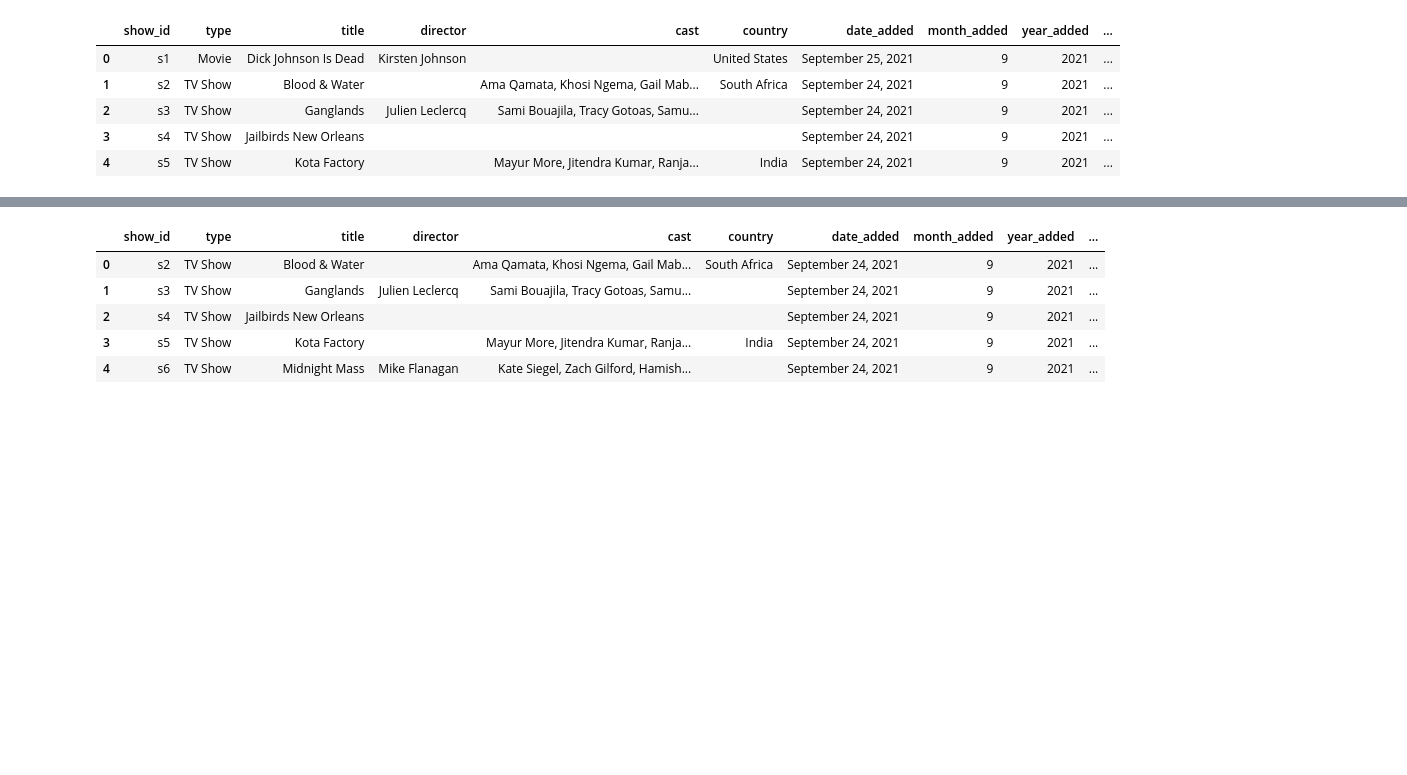
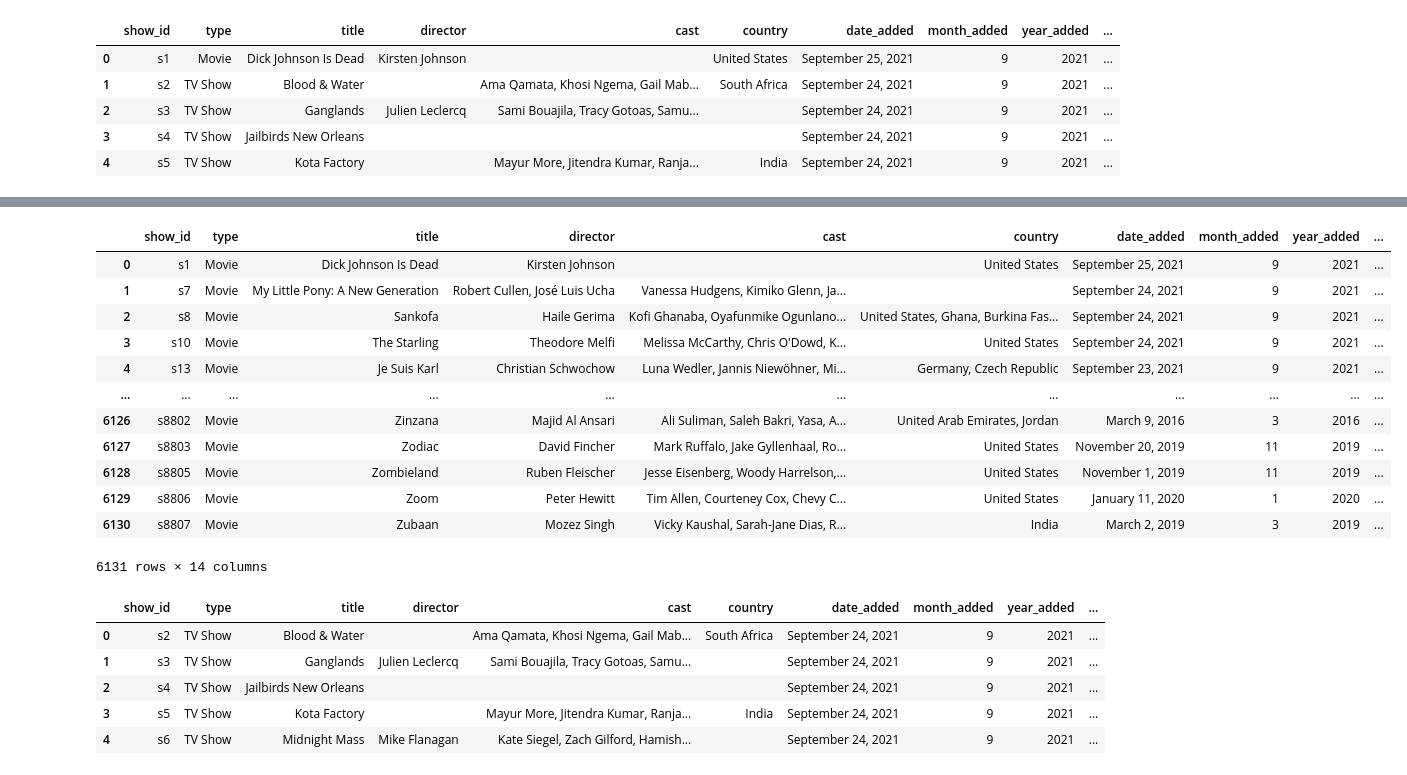
Before and after one commit to robitussin/CCDATS1L, a Jupyter notebook: week_4-5/cleaning_data/netflix_example/netflix.ipynb, the cells around one changed output, grey strips where cells are left out. Drawn from its saved outputs; the diff is of its cells as text; code cells hidden in the pictures; blank space fills up the shorter version.

```diff
--- a/week_4-5/cleaning_data/netflix_example/netflix.ipynb
+++ b/week_4-5/cleaning_data/netflix_example/netflix.ipynb
@@ -192,3 +230,19 @@ netflix_films = netflix_films.set_index([pd.Index(range(0, len(netflix_films)))]
+# %%
+netflix_films
+# %% [output]
+|  | show_id | type | title | director | cast | country | date_added | month_added | year_added | ... |
+| 0 | s1 | Movie | Dick Johnson Is Dead | Kirsten Johnson |  | United States | September 25, 2021 | 9 | 2021 | ... |
+| 1 | s7 | Movie | My Little Pony: A New Generation | Robert Cullen, José Luis Ucha | Vanessa Hudgens, Kimiko Glenn, Ja... |  | September 24, 2021 | 9 | 2021 | ... |
+| 2 | s8 | Movie | Sankofa | Haile Gerima | Kofi Ghanaba, Oyafunmike Ogunlano... | United States, Ghana, Burkina Fas... | September 24, 2021 | 9 | 2021 | ... |
+| 3 | s10 | Movie | The Starling | Theodore Melfi | Melissa McCarthy, Chris O'Dowd, K... | United States | September 24, 2021 | 9 | 2021 | ... |
+| 4 | s13 | Movie | Je Suis Karl | Christian Schwochow | Luna Wedler, Jannis Niewöhner, Mi... | Germany, Czech Republic | September 23, 2021 | 9 | 2021 | ... |
+| ... | ... | ... | ... | ... | ... | ... | ... | ... | ... | ... |
+| 6126 | s8802 | Movie | Zinzana | Majid Al Ansari | Ali Suliman, Saleh Bakri, Yasa, A... | United Arab Emirates, Jordan | March 9, 2016 | 3 | 2016 | ... |
+| 6127 | s8803 | Movie | Zodiac | David Fincher | Mark Ruffalo, Jake Gyllenhaal, Ro... | United States | November 20, 2019 | 11 | 2019 | ... |
+| 6128 | s8805 | Movie | Zombieland | Ruben Fleischer | Jesse Eisenberg, Woody Harrelson,... | United States | November 1, 2019 | 11 | 2019 | ... |
+| 6129 | s8806 | Movie | Zoom | Peter Hewitt | Tim Allen, Courteney Cox, Chevy C... | United States | January 11, 2020 | 1 | 2020 | ... |
+| 6130 | s8807 | Movie | Zubaan | Mozez Singh | Vicky Kaushal, Sarah-Jane Dias, R... | India | March 2, 2019 | 3 | 2019 | ... |
+6131 rows × 14 columns
 # %%
 # get length of movie or number of seasons of show
 def getDuration(data):
```
Also changed, not shown: parts of 16 cells of this notebook, 1 other file.
